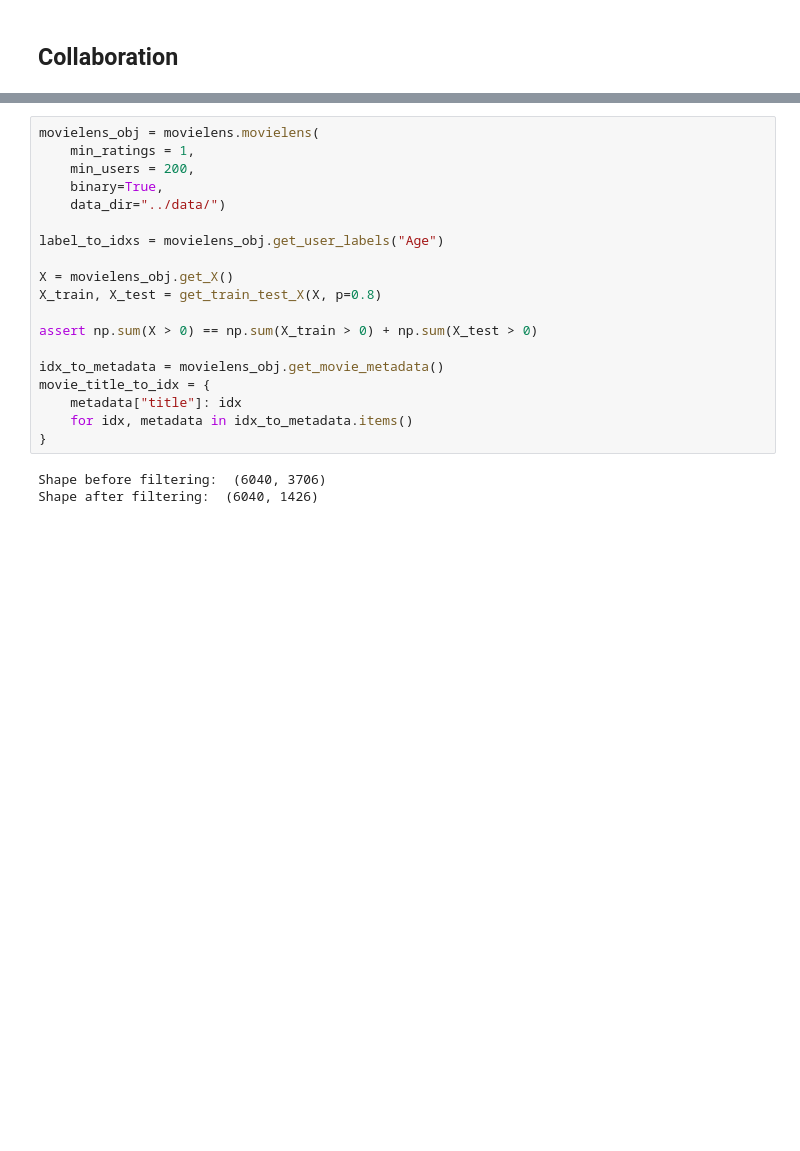
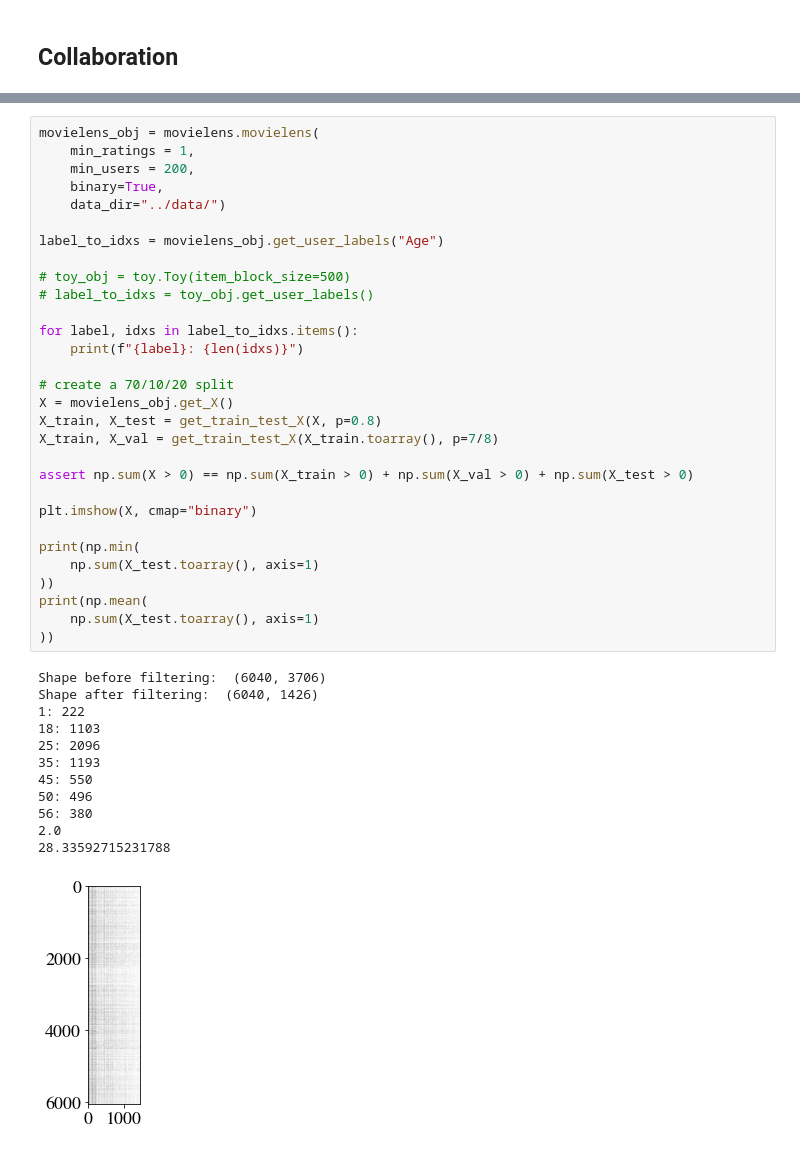
Before and after one commit to dliu18/moe-cf, a Jupyter notebook: notebooks/Matrix Factorization.ipynb, the cells around one changed output, grey strips where cells are left out. Saved outputs shown, nothing was run; the diff lists cells and outputs as text; blank space fills up the shorter version.

```diff
--- a/notebooks/Matrix Factorization.ipynb
+++ b/notebooks/Matrix Factorization.ipynb
@@ -135,23 +173,44 @@ def get_train_test_X(X, p):
 # %%
 movielens_obj = movielens.movielens(
     min_ratings = 1,
     min_users = 200,
     binary=True,
     data_dir="../data/")
 
 label_to_idxs = movielens_obj.get_user_labels("Age")
 
+# toy_obj = toy.Toy(item_block_size=500)
+# label_to_idxs = toy_obj.get_user_labels()
+
+for label, idxs in label_to_idxs.items():
+    print(f"{label}: {len(idxs)}")
+
+# create a 70/10/20 split
 X = movielens_obj.get_X()
 X_train, X_test = get_train_test_X(X, p=0.8)
+X_train, X_val = get_train_test_X(X_train.toarray(), p=7/8)
 
-assert np.sum(X > 0) == np.sum(X_train > 0) + np.sum(X_test > 0)
+assert np.sum(X > 0) == np.sum(X_train > 0) + np.sum(X_val > 0) + np.sum(X_test > 0)
 
-idx_to_metadata = movielens_obj.get_movie_metadata()
-movie_title_to_idx = {
-    metadata["title"]: idx
-    for idx, metadata in idx_to_metadata.items()
-}
+plt.imshow(X, cmap="binary")
+
+print(np.min(
+    np.sum(X_test.toarray(), axis=1)
+))
+print(np.mean(
+    np.sum(X_test.toarray(), axis=1)
+))
 # %% [output]
 Shape before filtering:  (6040, 3706)
 Shape after filtering:  (6040, 1426)
+1: 222
+18: 1103
+25: 2096
+35: 1193
+45: 550
+50: 496
+56: 380
+2.0
+28.33592715231788
+[figure, added]
 # %%
```
Also changed, not shown: parts of 12 cells of this notebook, 4 other files.
